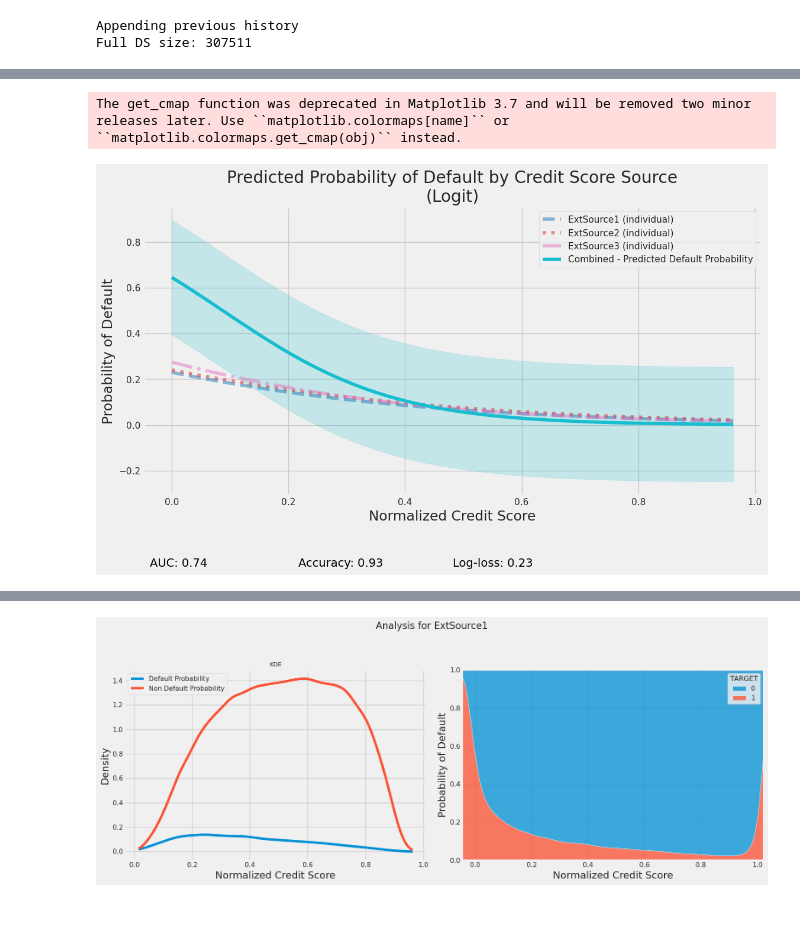
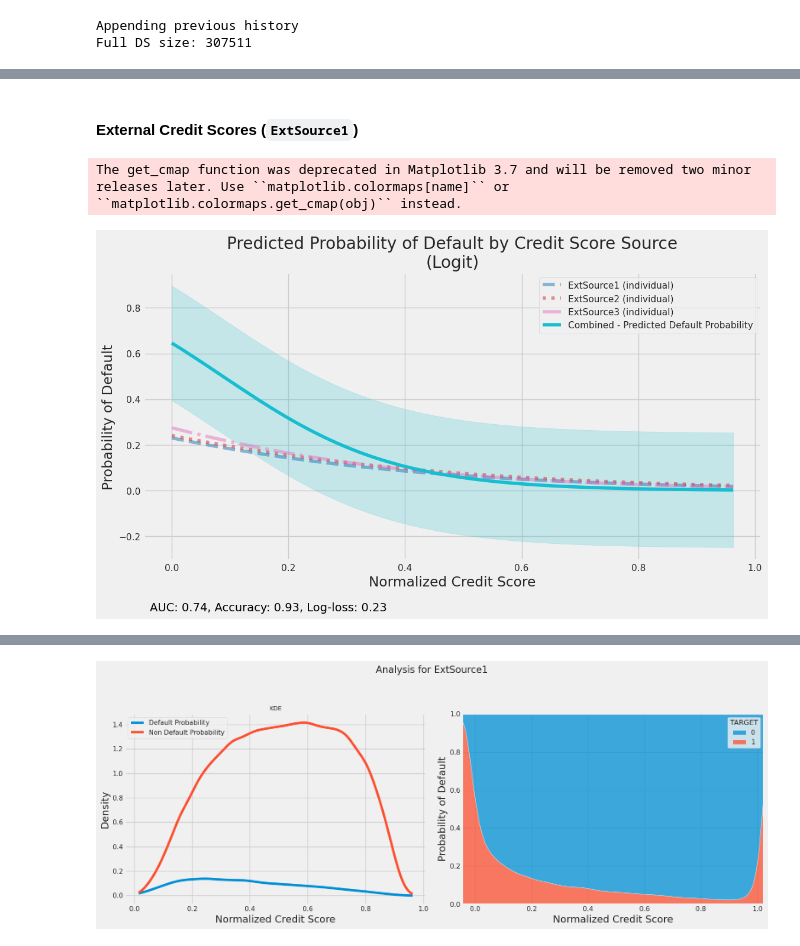
Before and after one commit to qwyt/HomeCreditDefaultRisk, a Jupyter notebook: Notebooks/EDA.ipynb, the cells around one changed output, grey strips where cells are left out. Drawn from its saved outputs; the diff is of its cells as text; code cells hidden in the pictures; blank space fills up the shorter version.

```diff
--- a/Notebooks/EDA.ipynb
+++ b/Notebooks/EDA.ipynb
@@ -40,0 +107,16 @@ graph.render_corr_matrix_based_on_type(features_matrix_only_high_imp.dropna(axis
+# %%
+correlation_results = []
+for col in features_matrix_any_imp_no_nan.columns:
+    if col == "TARGET":
+        continue
+    x = features_matrix_any_imp_no_nan["TARGET"]
+    y = features_matrix_any_imp_no_nan[col]
+
+    corr_value, p_value = stats_utils.correlation_test(x, y)
+
+    if p_value < 0.05:
+        correlation_results.append({'Column': col, 'Coefficient': corr_value, 'P-Value': p_value})
+
+correlation_df = pd.DataFrame(correlation_results).set_index('Column')
+correlation_df = correlation_df.loc[correlation_df['Coefficient'].abs().sort_values(ascending=False).index]
+correlation_df.round(3)
@@ -95,28 +253,23 @@ features_matrix[["ExtSource1", "ExtSource2", "ExtSource3", "TARGET"]]
+# %% [markdown]
+#### External Credit Scores (`ExtSource1`)
 # %%
 import numpy as np
 import statsmodels.api as sm
-from sklearn.utils import resample
 from sklearn.metrics import roc_auc_score, accuracy_score, log_loss
-
-
 
 # Plot setup
 plt.figure(figsize=(12, 6))
 
-# Line styles for individual models
-line_styles = ['--', ':', '-.']  # Dashed, dotted, dash-dot
+line_styles = ['--', ':', '-.']
 
-# Define X range for all models
 x_range = np.linspace(features_matrix[['ExtSource1', 'ExtSource2', 'ExtSource3']].min().min(),
                       features_matrix[['ExtSource1', 'ExtSource2', 'ExtSource3']].max().max(), 100)
 
 # Initialize lists for storing predictions
 predictions = {}
 
-# Plotting colors and styles dynamically
-colors = plt.cm.get_cmap('tab10', 4)  # Get 4 distinct colors from the tab10 colormap
+colors = plt.cm.get_cmap('tab10', 4)
 
-# Fit models for individual features
 for i, source in enumerate(['ExtSource1', 'ExtSource2', 'ExtSource3']):
     subset = features_matrix[[source, 'TARGET']].dropna()
     X = sm.add_constant(subset[source])
@@ -128,48 +281,42 @@ for i, source in enumerate(['ExtSource1', 'ExtSource2', 'ExtSource3']):
     y_pred = model.predict(X_pred)
     predictions[source] = y_pred
 
-    # Plot individual source predictions
     plt.plot(x_range, y_pred, color=colors(i), linestyle=line_styles[i], alpha=0.5, label=f'{source} (individual)')
 
-# Fit combined model with all features
 combined_features = features_matrix[['ExtSource1', 'ExtSource2', 'ExtSource3', 'TARGET']].dropna()
 X_combined = sm.add_constant(combined_features[['ExtSource1', 'ExtSource2', 'ExtSource3']])
 y_combined = combined_features['TARGET']
 
 model_combined = sm.Logit(y_combined, X_combined).fit(disp=0)
 X_pred_combined = pd.DataFrame({'const': 1, 'ExtSource1': x_range, 'ExtSource2': x_range, 'ExtSource3': x_range})
 
 y_pred_combined = model_combined.predict(X_pred_combined)
 y_pred_combined_for_metrics = model_combined.predict(X_combined)
 
 predictions['Combined'] = y_pred_combined
 
-# Calculate residuals for the combined model
 residuals_combined = y_combined - model_combined.predict(X_combined)
 residual_std_combined = np.std(residuals_combined)
 
-# Plot combined model prediction with error bars
 combined_color = colors(3)  # Selecting the fourth color for the combined model
-plt.plot(x_range, y_pred_combined, color=combined_color, label='Combined - Predicted Default Probability')  # Solid line for combined model
-plt.fill_between(x_range, y_pred_combined - residual_std_combined, y_pred_combined + residual_std_combined, color=combined_color, alpha=0.2)
+plt.plot(x_range, y_pred_combined, color=combined_color,
+         label='Combined - Predicted Default Probability')  # Solid line for combined model
+plt.fill_between(x_range, y_pred_combined - residual_std_combined, y_pred_combined + residual_std_combined,
+                 color=combined_color, alpha=0.2)
 
 auc_combined = roc_auc_score(y_combined, y_pred_combined_for_metrics)
 accuracy_combined = accuracy_score(y_combined, y_pred_combined_for_metrics.round())  # Assuming binary classification
 logloss_combined = log_loss(y_combined, y_pred_combined_for_metrics)
 
-# Annotations adjusted to use the correct metrics
-plt.annotate(f'AUC: {auc_combined:.2f}', xy=(0.01, -0.25), xycoords='axes fraction', fontsize=14, color='black')
-plt.annotate(f'Accuracy: {accuracy_combined:.2f}', xy=(0.25, -0.25), xycoords='axes fraction', fontsize=14, color='black')
-plt.annotate(f'Log-loss: {logloss_combined:.2f}', xy=(0.50, -0.25), xycoords='axes fraction', fontsize=14, color='black')
+metrics = f"AUC: {auc_combined:.2f}, Accuracy: {accuracy_combined:.2f}, Log-loss: {logloss_combined:.2f}"
+plt.annotate(metrics, xy=(0.01, -0.175), xycoords='axes fraction', fontsize=14, color='black')
 
-
-# Final plot adjustments
 plt.title('Predicted Probability of Default by Credit Score Source\n(Logit)')
 plt.xlabel('Normalized Credit Score')
 plt.ylabel('Probability of Default')
 plt.legend()
 plt.show()
 # %% [output]
 The get_cmap function was deprecated in Matplotlib 3.7 and will be removed two minor releases later. Use ``matplotlib.colormaps[name]`` or ``matplotlib.colormaps.get_cmap(obj)`` instead.
-[figure, old version]
+[figure, new version]
 # %%
```
Also changed, not shown: parts of 32 cells of this notebook, 6 other files.
